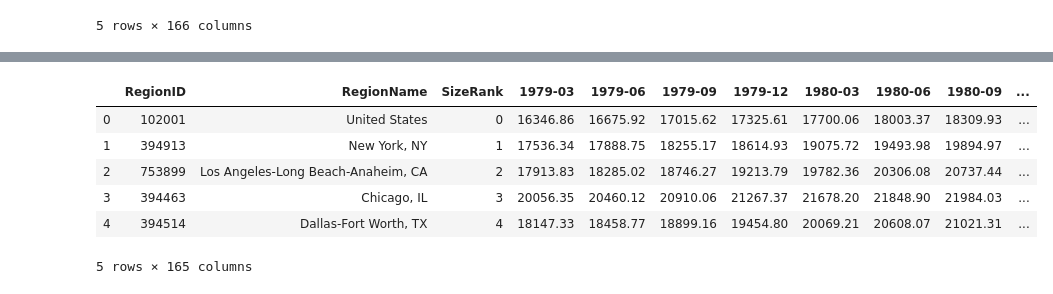
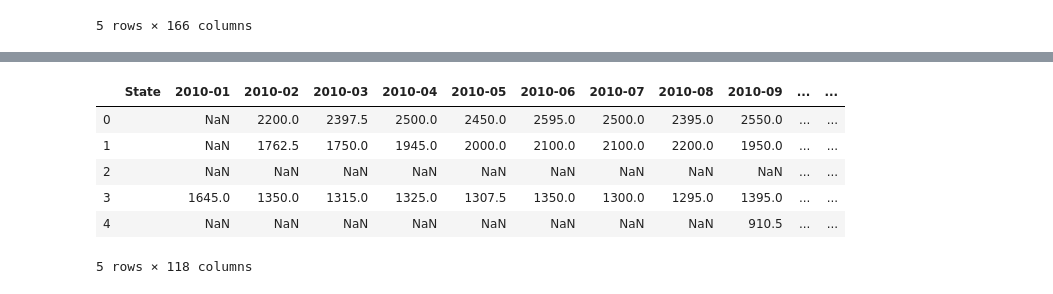
Before and after one commit to JosueGar/team_project_1, a Jupyter notebook: Randall_scratchpad.ipynb, the cells around one changed output, grey strips where cells are left out. Saved outputs shown, nothing was run; the diff lists cells and outputs as text; code cells hidden in the pictures.

```diff
--- a/Randall_scratchpad.ipynb
+++ b/Randall_scratchpad.ipynb
@@ -125,13 +194,14 @@ plt.show()
 # %%
-affordability_income = affordability_income_src
-affordability_income['State'] = affordability_income["RegionName"].apply(lambda x: "".join(x.split(',')[1:]))
-affordability_income['City'] = affordability_income["RegionName"].apply(lambda x: "".join(x.split(',')[0]))
-affordability_income.head()
+median_rental_price_mfr = median_rental_price_mfr_src
+median_rental_price_mfr['State'] = median_rental_price_mfr["RegionName"].apply(lambda x: "".join(x.split(',')[1:]))
+median_rental_price_mfr['City'] = median_rental_price_mfr["RegionName"].apply(lambda x: "".join(x.split(',')[0]))
+median_rental_price_mfr = median_rental_price_mfr.drop(columns=['RegionName','Metro','CountyName','SizeRank']).dropna(how='all')
+median_rental_price_mfr.head()
 # %% [output]
-|  | RegionID | RegionName | SizeRank | 1979-03 | 1979-06 | 1979-09 | 1979-12 | 1980-03 | 1980-06 | 1980-09 | ... |
-| 0 | 102001 | United States | 0 | 16346.86 | 16675.92 | 17015.62 | 17325.61 | 17700.06 | 18003.37 | 18309.93 | ... |
-| 1 | 394913 | New York, NY | 1 | 17536.34 | 17888.75 | 18255.17 | 18614.93 | 19075.72 | 19493.98 | 19894.97 | ... |
-| 2 | 753899 | Los Angeles-Long Beach-Anaheim, CA | 2 | 17913.83 | 18285.02 | 18746.27 | 19213.79 | 19782.36 | 20306.08 | 20737.44 | ... |
-| 3 | 394463 | Chicago, IL | 3 | 20056.35 | 20460.12 | 20910.06 | 21267.37 | 21678.20 | 21848.90 | 21984.03 | ... |
-| 4 | 394514 | Dallas-Fort Worth, TX | 4 | 18147.33 | 18458.77 | 18899.16 | 19454.80 | 20069.21 | 20608.07 | 21021.31 | ... |
+|  | State | 2010-01 | 2010-02 | 2010-03 | 2010-04 | 2010-05 | 2010-06 | 2010-07 | 2010-08 | 2010-09 | ... | ... |
+| 0 |  | NaN | 2200.0 | 2397.5 | 2500.0 | 2450.0 | 2595.0 | 2500.0 | 2395.0 | 2550.0 | ... | ... |
+| 1 |  | NaN | 1762.5 | 1750.0 | 1945.0 | 2000.0 | 2100.0 | 2100.0 | 2200.0 | 1950.0 | ... | ... |
+| 2 |  | NaN | NaN | NaN | NaN | NaN | NaN | NaN | NaN | NaN | ... | ... |
+| 3 |  | 1645.0 | 1350.0 | 1315.0 | 1325.0 | 1307.5 | 1350.0 | 1300.0 | 1295.0 | 1395.0 | ... | ... |
+| 4 |  | NaN | NaN | NaN | NaN | NaN | NaN | NaN | NaN | 910.5 | ... | ... |
-5 rows × 165 columns
+5 rows × 118 columns
```
Also changed, not shown: parts of 16 cells of this notebook.
